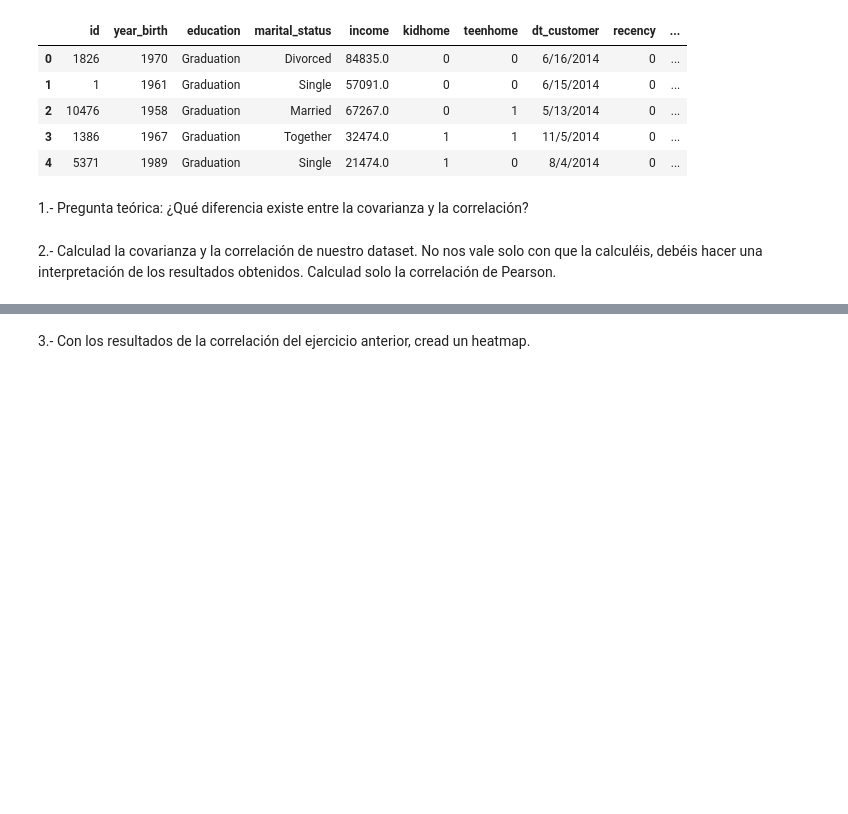
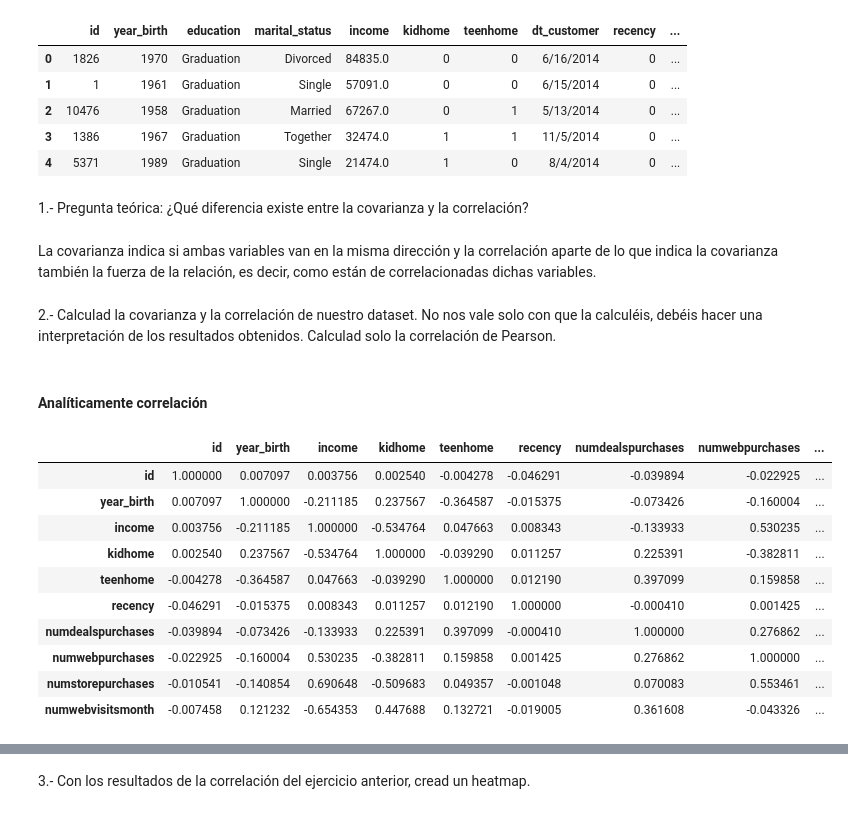
Before and after one commit to Adalab/DA-promo-c-modulo-3-sprint-1-Sila-Silvia, a Jupyter notebook: Leccion-3-Covarianza-Correlacion/Leccion-3-Covarianza-Correlacion.ipynb, the cells around one changed output, grey strips where cells are left out. Saved outputs shown, nothing was run; the diff lists cells and outputs as text; code cells hidden in the pictures; blank space fills up the shorter version.

```diff
--- a/Leccion-3-Covarianza-Correlacion/Leccion-3-Covarianza-Correlacion.ipynb
+++ b/Leccion-3-Covarianza-Correlacion/Leccion-3-Covarianza-Correlacion.ipynb
@@ -33,5 +33,24 @@ df.head()
 | 4 | 5371 | 1989 | Graduation | Single | 21474.0 | 1 | 0 | 8/4/2014 | 0 | ... |
 # %% [markdown]
 1.- Pregunta teórica: ¿Qué diferencia existe entre la covarianza y la correlación?
+# %% [markdown]
+La covarianza indica si ambas variables van en la misma dirección y la correlación aparte de lo que indica la covarianza también la fuerza de la relación, es decir, como están de correlacionadas dichas variables.
 # %% [markdown]
 2.- Calculad la covarianza y la correlación de nuestro dataset. No nos vale solo con que la calculéis, debéis hacer una interpretación de los resultados obtenidos. Calculad solo la correlación de Pearson.
+# %% [markdown]
+#### Analíticamente correlación
+# %%
+# Utilizamos el parametro .corr para ver la correlación de Pearson
+df.corr()
+# %% [output]
+|  | id | year_birth | income | kidhome | teenhome | recency | numdealspurchases | numwebpurchases | ... |
+| id | 1.000000 | 0.007097 | 0.003756 | 0.002540 | -0.004278 | -0.046291 | -0.039894 | -0.022925 | ... |
+| year_birth | 0.007097 | 1.000000 | -0.211185 | 0.237567 | -0.364587 | -0.015375 | -0.073426 | -0.160004 | ... |
+| income | 0.003756 | -0.211185 | 1.000000 | -0.534764 | 0.047663 | 0.008343 | -0.133933 | 0.530235 | ... |
+| kidhome | 0.002540 | 0.237567 | -0.534764 | 1.000000 | -0.039290 | 0.011257 | 0.225391 | -0.382811 | ... |
+| teenhome | -0.004278 | -0.364587 | 0.047663 | -0.039290 | 1.000000 | 0.012190 | 0.397099 | 0.159858 | ... |
+| recency | -0.046291 | -0.015375 | 0.008343 | 0.011257 | 0.012190 | 1.000000 | -0.000410 | 0.001425 | ... |
+| numdealspurchases | -0.039894 | -0.073426 | -0.133933 | 0.225391 | 0.397099 | -0.000410 | 1.000000 | 0.276862 | ... |
+| numwebpurchases | -0.022925 | -0.160004 | 0.530235 | -0.382811 | 0.159858 | 0.001425 | 0.276862 | 1.000000 | ... |
+| numstorepurchases | -0.010541 | -0.140854 | 0.690648 | -0.509683 | 0.049357 | -0.001048 | 0.070083 | 0.553461 | ... |
+| numwebvisitsmonth | -0.007458 | 0.121232 | -0.654353 | 0.447688 | 0.132721 | -0.019005 | 0.361608 | -0.043326 | ... |
```
Also changed, not shown: parts of 8 cells of this notebook, 7 other files.
